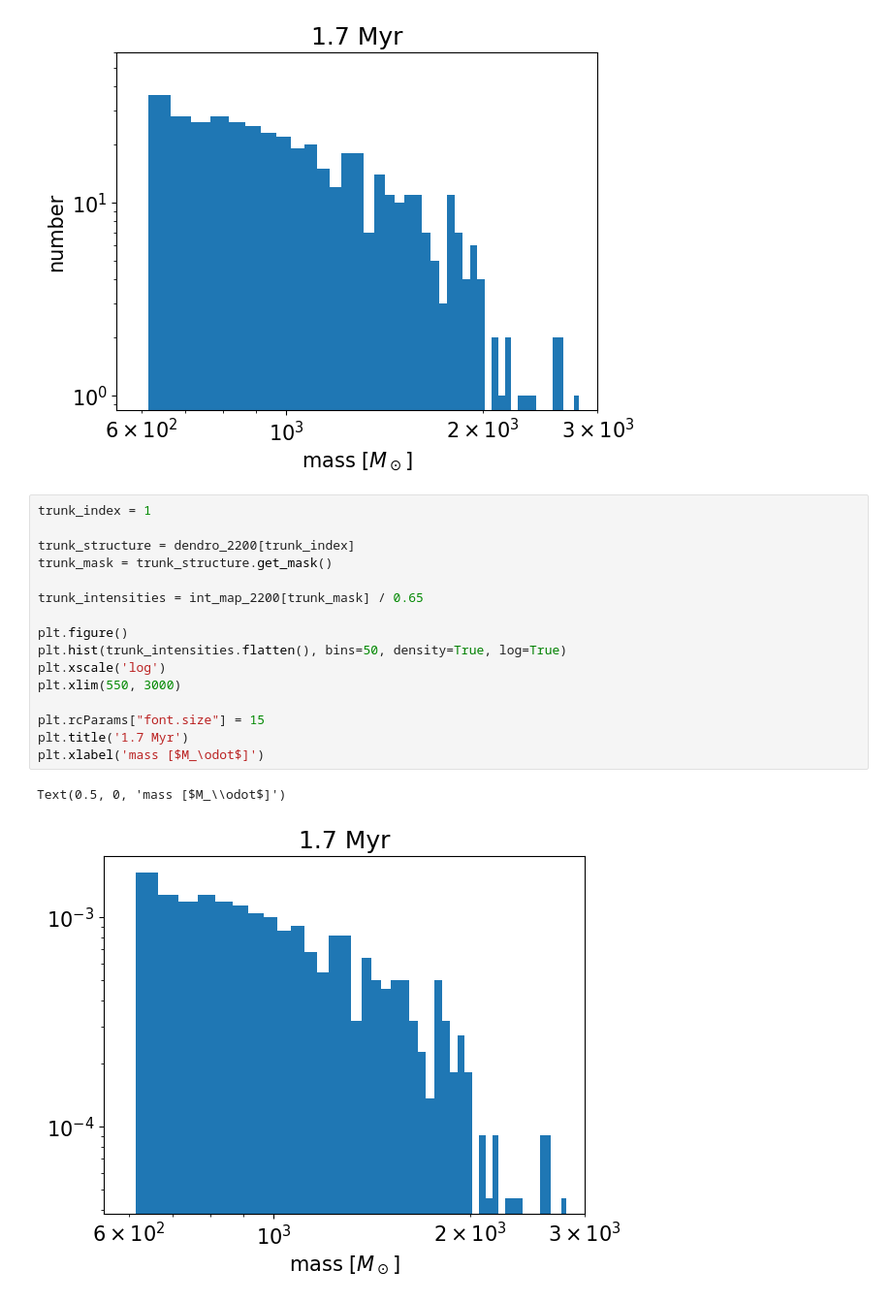
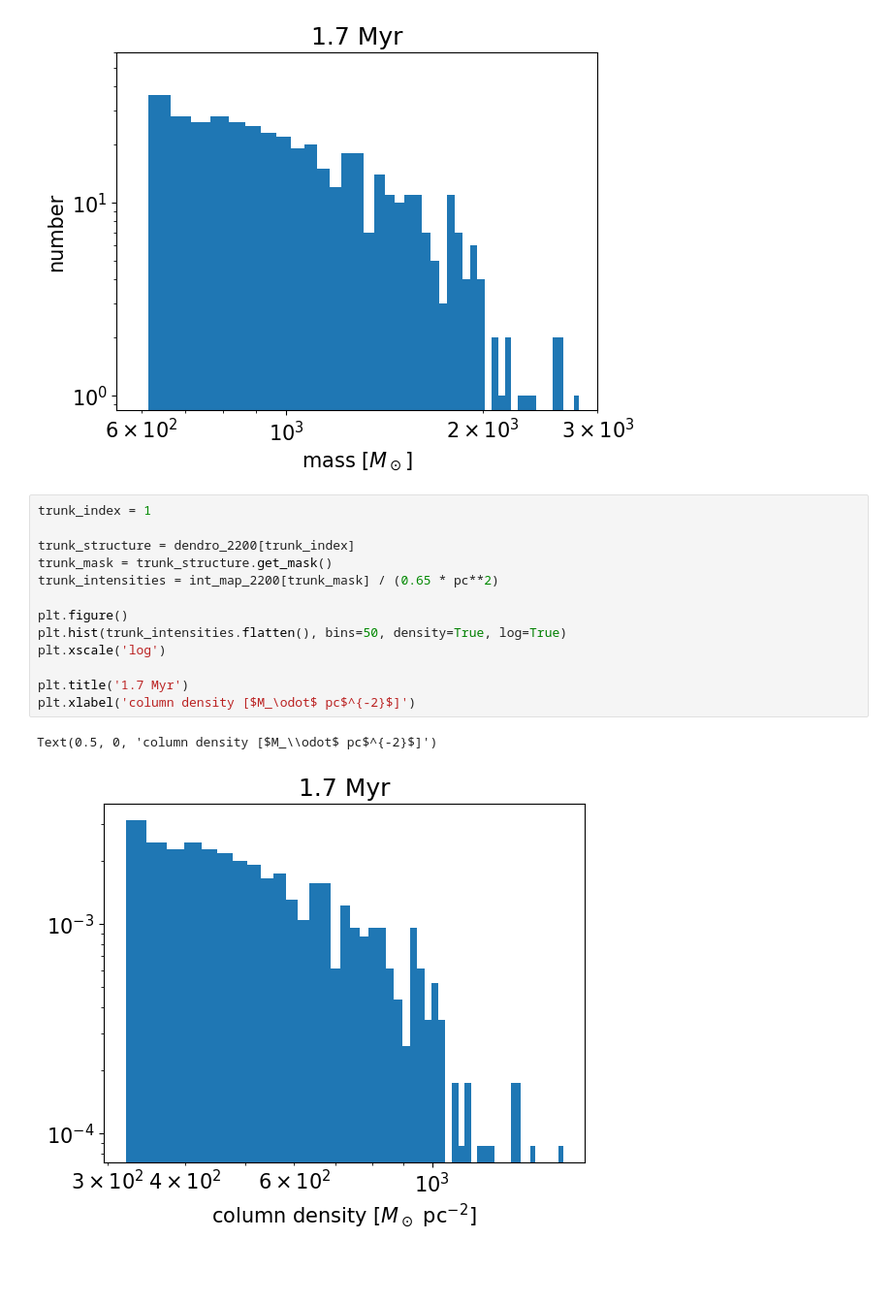
Before and after one commit to kotora260/StarGen, a Jupyter notebook: dendro2D_2200.ipynb, the cells around one changed output. Shown at 97% size. Cells and saved outputs as stored; diff of their text form; blank space fills up the shorter version.

```diff
--- a/dendro2D_2200.ipynb
+++ b/dendro2D_2200.ipynb
@@ -604,22 +604,19 @@ plt.ylabel('number')
 plt.savefig('trunk_int_2200', bbox_inches='tight')
 # %% [output]
 [figure]
-# %%
-trunk_index = 1
-
-trunk_structure = dendro_2200[trunk_index]
-trunk_mask = trunk_structure.get_mask()
-
-trunk_intensities = int_map_2200[trunk_mask] / 0.65
-
-plt.figure()
-plt.hist(trunk_intensities.flatten(), bins=50, density=True, log=True)
-plt.xscale('log')
-plt.xlim(550, 3000)
-
-plt.rcParams["font.size"] = 15
-plt.title('1.7 Myr')
-plt.xlabel('mass [$M_\odot$]')
-# %% [output]
-Text(0.5, 0, 'mass [$M_\\odot$]')
-[figure, removed]
+# %%
+trunk_index = 1
+
+trunk_structure = dendro_2200[trunk_index]
+trunk_mask = trunk_structure.get_mask()
+trunk_intensities = int_map_2200[trunk_mask] / (0.65 * pc**2)
+
+plt.figure()
+plt.hist(trunk_intensities.flatten(), bins=50, density=True, log=True)
+plt.xscale('log')
+
+plt.title('1.7 Myr')
+plt.xlabel('column density [$M_\odot$ pc$^{-2}$]')
+# %% [output]
+Text(0.5, 0, 'column density [$M_\\odot$ pc$^{-2}$]')
+[figure, added]
```
Also changed, not shown: 3 other files.
